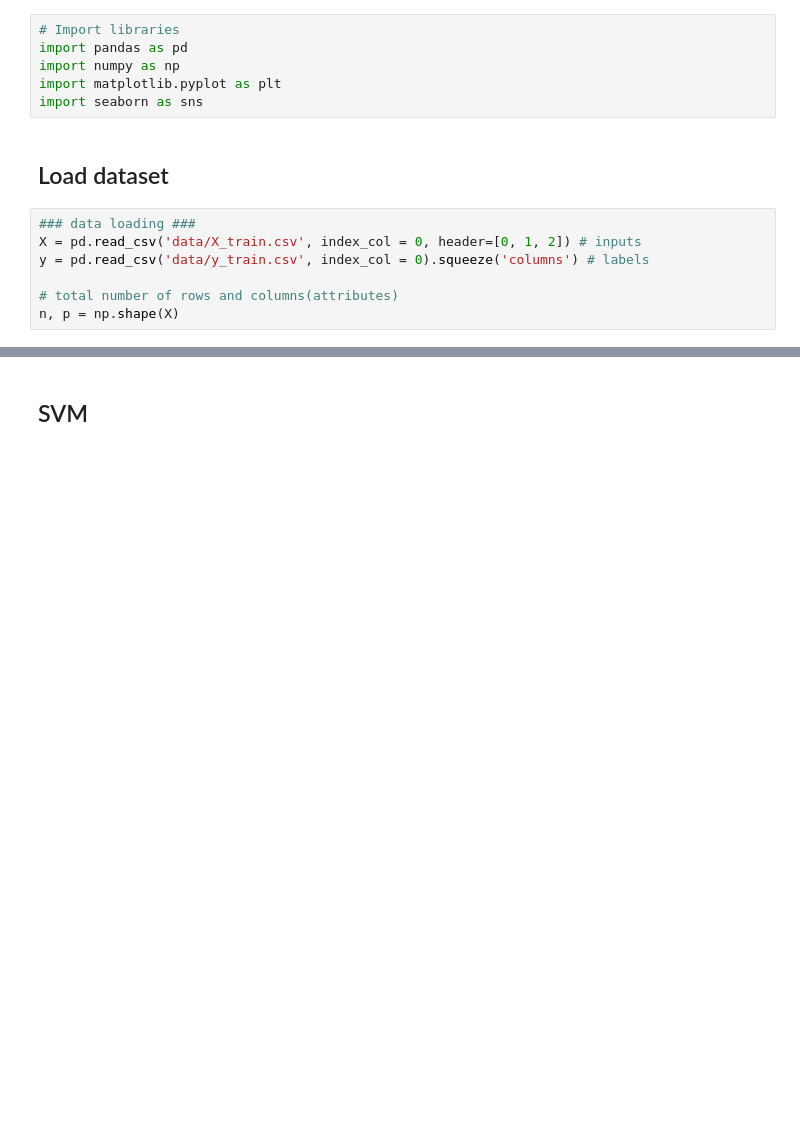
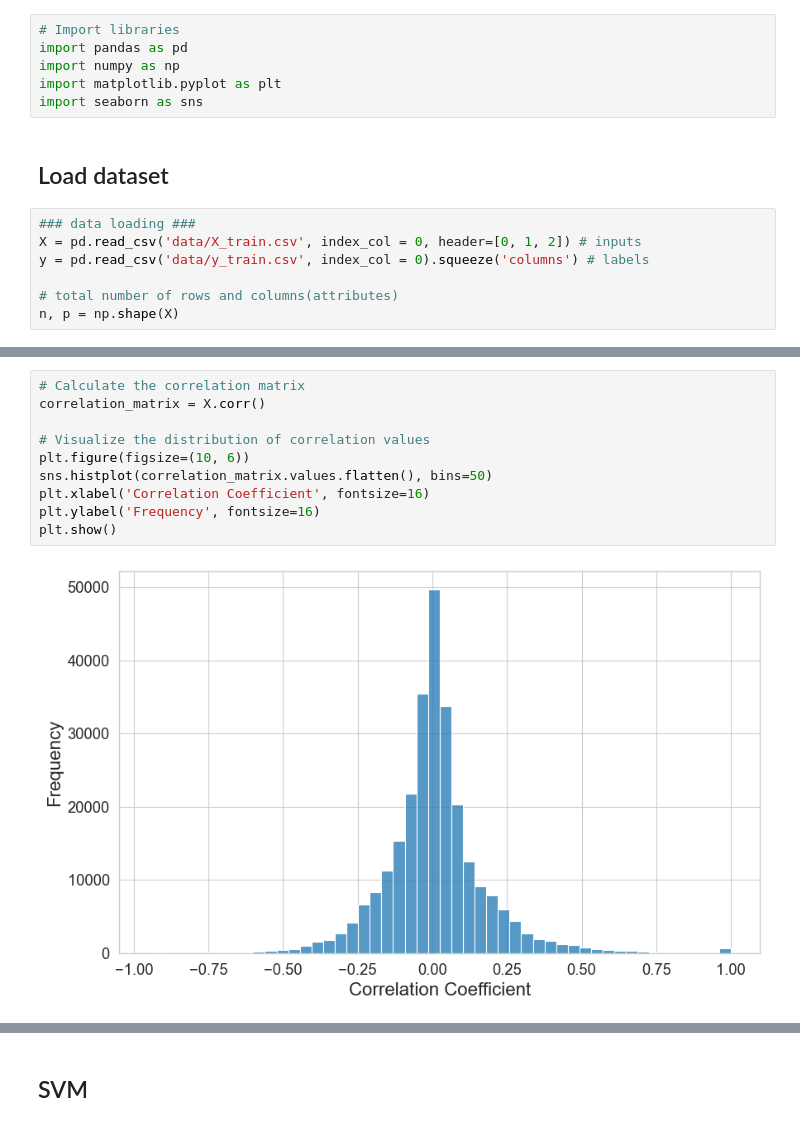
Before and after one commit to Daniel-Lin-S/SML_practical, a Jupyter notebook: AssessedPracticalSamplePythonCode.ipynb, the cells around one changed output, grey strips where cells are left out. Saved outputs shown, nothing was run; the diff lists cells and outputs as text; blank space fills up the shorter version.

```diff
--- a/AssessedPracticalSamplePythonCode.ipynb
+++ b/AssessedPracticalSamplePythonCode.ipynb
@@ -44,0 +113,12 @@ y = pd.Series(y)
+# %%
+# Calculate the correlation matrix
+correlation_matrix = X.corr()
+
+# Visualize the distribution of correlation values
+plt.figure(figsize=(10, 6))
+sns.histplot(correlation_matrix.values.flatten(), bins=50)
+plt.xlabel('Correlation Coefficient', fontsize=16)
+plt.ylabel('Frequency', fontsize=16)
+plt.show()
+# %% [output]
+[figure, added]
```
Also changed, not shown: parts of 10 cells of this notebook, 3 other files.
